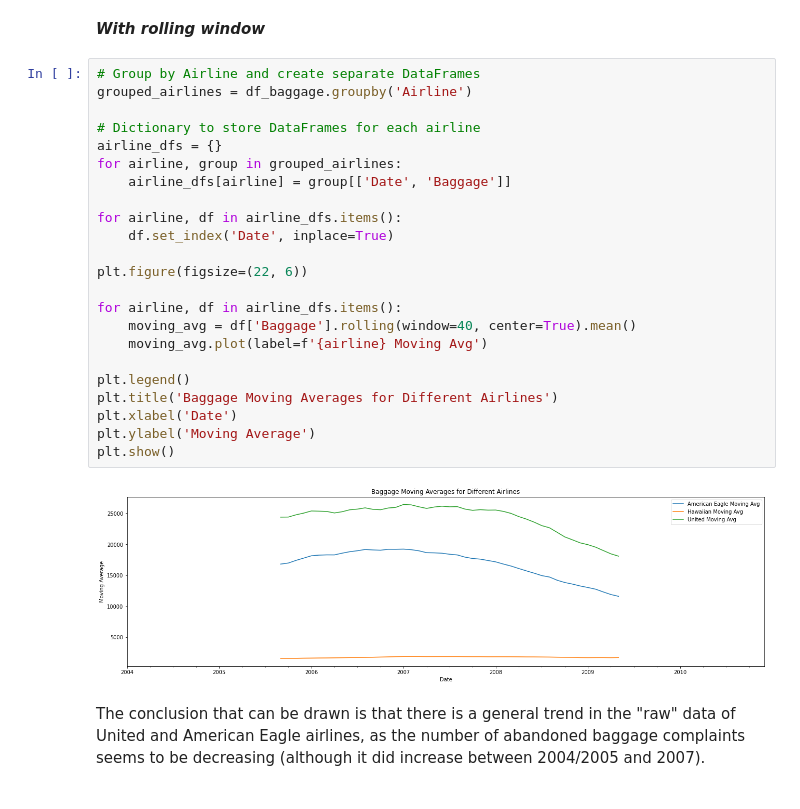
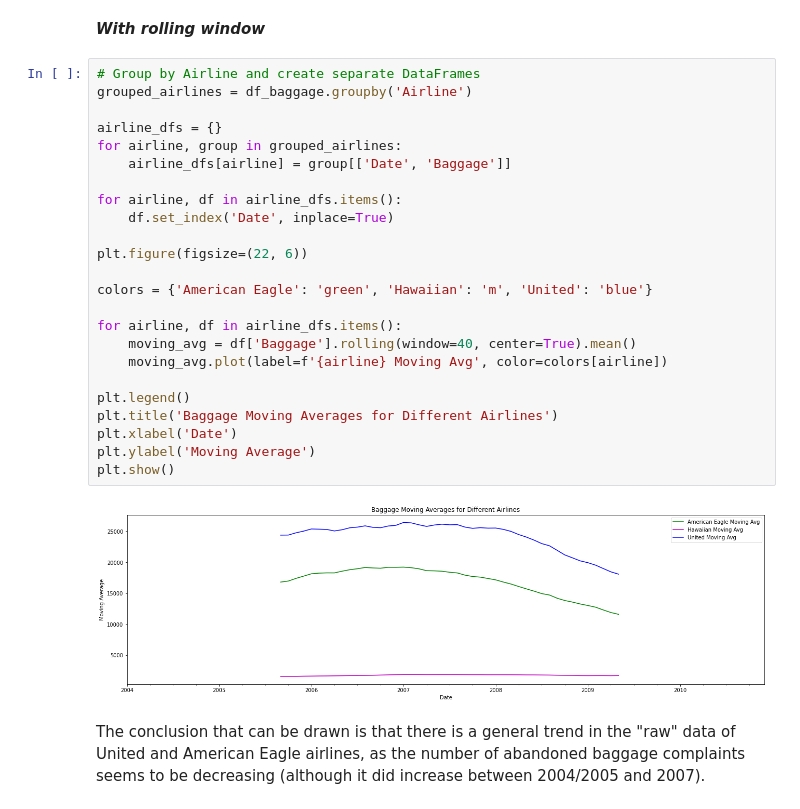
Before and after one commit to claragbl/Time_Series_Analysis_Project, a Jupyter notebook: Time_Series_Gaubil_Rageot.ipynb, the cells around one changed output. Saved outputs shown, nothing was run; the diff lists cells and outputs as text.

```diff
--- a/Time_Series_Gaubil_Rageot.ipynb
+++ b/Time_Series_Gaubil_Rageot.ipynb
@@ -409,28 +409,29 @@ plt.show()
 # %%
 # Group by Airline and create separate DataFrames
 grouped_airlines = df_baggage.groupby('Airline')
 
-# Dictionary to store DataFrames for each airline
 airline_dfs = {}
 for airline, group in grouped_airlines:
     airline_dfs[airline] = group[['Date', 'Baggage']]
 
 for airline, df in airline_dfs.items():
     df.set_index('Date', inplace=True)
 
 plt.figure(figsize=(22, 6))
 
+colors = {'American Eagle': 'green', 'Hawaiian': 'm', 'United': 'blue'}
+
 for airline, df in airline_dfs.items():
     moving_avg = df['Baggage'].rolling(window=40, center=True).mean()
-    moving_avg.plot(label=f'{airline} Moving Avg')
+    moving_avg.plot(label=f'{airline} Moving Avg', color=colors[airline])
 
 plt.legend()
 plt.title('Baggage Moving Averages for Different Airlines')
 plt.xlabel('Date')
 plt.ylabel('Moving Average')
 plt.show()
 # %% [output]
-[figure, old version]
+[figure, new version]
 # %% [markdown]
 The conclusion that can be drawn is that there is a general trend in the "raw" data of United and American Eagle airlines, as the number of abandoned baggage complaints seems to be decreasing (although it did increase between 2004/2005 and 2007).
 # %% [markdown]
```
Also changed, not shown: parts of 5 cells of this notebook.
